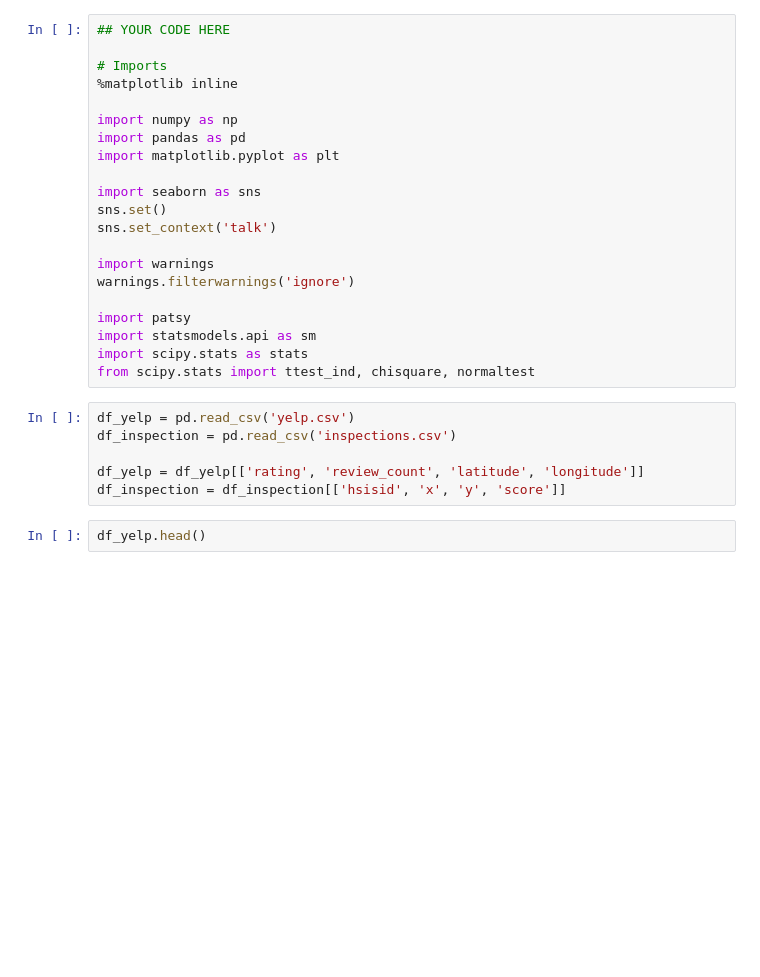
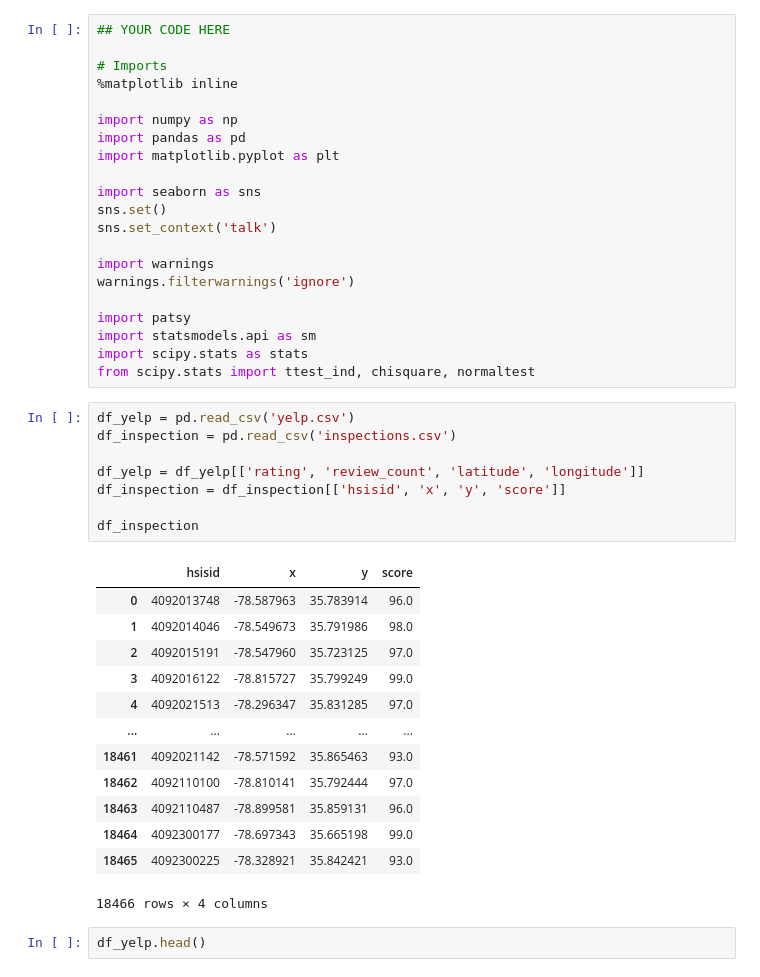
Before and after one commit to COGS108/individual_sp20, a Jupyter notebook: final_project/FinalProject_GerrickB.ipynb, the cells around one changed output. Saved outputs shown, nothing was run; the diff lists cells and outputs as text; blank space fills up the shorter version.

```diff
--- a/final_project/FinalProject_GerrickB.ipynb
+++ b/final_project/FinalProject_GerrickB.ipynb
@@ -62,9 +73,25 @@ from scipy.stats import ttest_ind, chisquare, normaltest
 # %%
 df_yelp = pd.read_csv('yelp.csv')
 df_inspection = pd.read_csv('inspections.csv')
 
 df_yelp = df_yelp[['rating', 'review_count', 'latitude', 'longitude']]
 df_inspection = df_inspection[['hsisid', 'x', 'y', 'score']]
+
+df_inspection
+# %% [output]
+|  | hsisid | x | y | score |
+| 0 | 4092013748 | -78.587963 | 35.783914 | 96.0 |
+| 1 | 4092014046 | -78.549673 | 35.791986 | 98.0 |
+| 2 | 4092015191 | -78.547960 | 35.723125 | 97.0 |
+| 3 | 4092016122 | -78.815727 | 35.799249 | 99.0 |
+| 4 | 4092021513 | -78.296347 | 35.831285 | 97.0 |
+| ... | ... | ... | ... | ... |
+| 18461 | 4092021142 | -78.571592 | 35.865463 | 93.0 |
+| 18462 | 4092110100 | -78.810141 | 35.792444 | 97.0 |
+| 18463 | 4092110487 | -78.899581 | 35.859131 | 96.0 |
+| 18464 | 4092300177 | -78.697343 | 35.665198 | 99.0 |
+| 18465 | 4092300225 | -78.328921 | 35.842421 | 93.0 |
+18466 rows × 4 columns
 # %%
 df_yelp.head()
 # %% [output]
```
Also changed, not shown: parts of 17 cells of this notebook.
